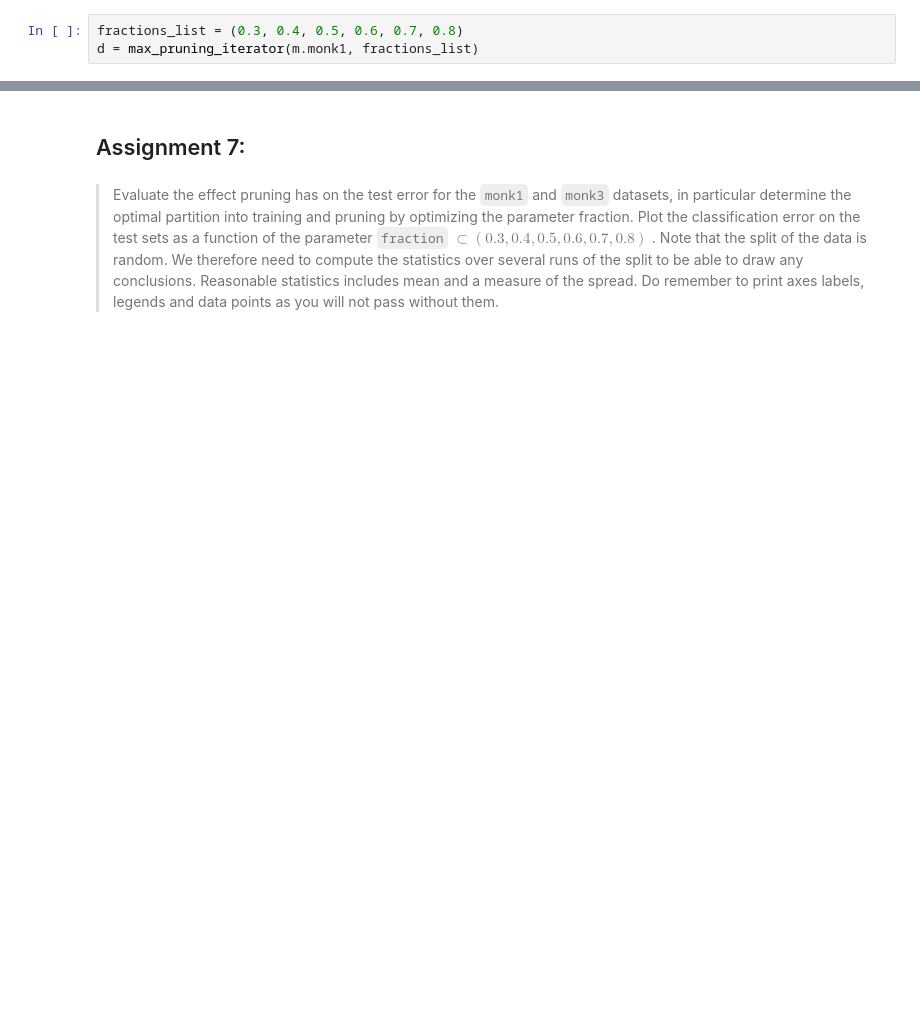
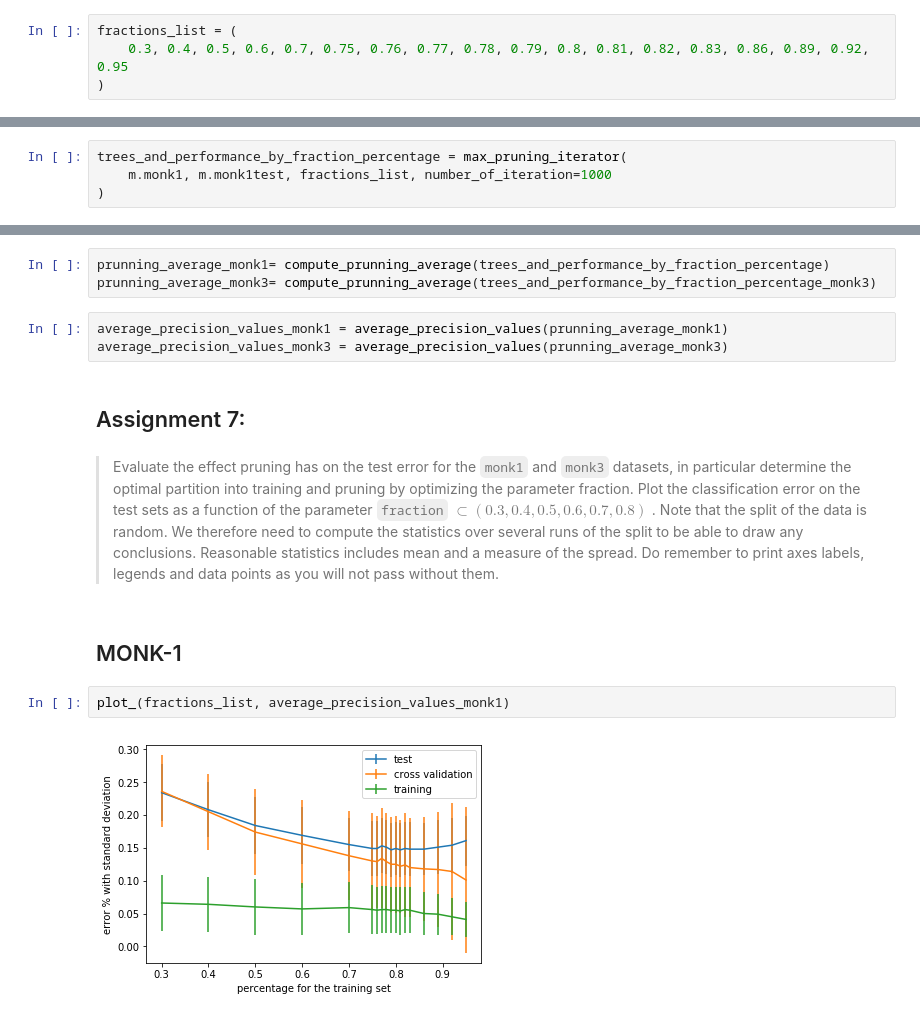
Before and after one commit to msarrias/machine-learning-KTH-DD2421, a Jupyter notebook: decission_trees/decission_trees.ipynb, the cells around one changed output, grey strips where cells are left out. Saved outputs shown, nothing was run; the diff lists cells and outputs as text; blank space fills up the shorter version.

Commit message:
test pruning

```diff
--- a/decission_trees/decission_trees.ipynb
+++ b/decission_trees/decission_trees.ipynb
@@ -363,5 +422,6 @@ print(np.hstack(([[i] for i in list(datasets_names)], incorrect_class)))
 # %% [markdown]
 Randomly partition the original training set into **training** and **validation** set. according to each fraction:
 # %%
-fractions_list = (0.3, 0.4, 0.5, 0.6, 0.7, 0.8)
-d = max_pruning_iterator(m.monk1, fractions_list)
+fractions_list = (
+    0.3, 0.4, 0.5, 0.6, 0.7, 0.75, 0.76, 0.77, 0.78, 0.79, 0.8, 0.81, 0.82, 0.83, 0.86, 0.89, 0.92, 0.95
+)
@@ -387,0 +428,4 @@ d
+# %%
+trees_and_performance_by_fraction_percentage = max_pruning_iterator(
+    m.monk1, m.monk1test, fractions_list, number_of_iteration=1000
+)
@@ -388,3 +436,9 @@ d
+# %%
+prunning_average_monk1= compute_prunning_average(trees_and_performance_by_fraction_percentage)
+prunning_average_monk3= compute_prunning_average(trees_and_performance_by_fraction_percentage_monk3)
+# %%
+average_precision_values_monk1 = average_precision_values(prunning_average_monk1)
+average_precision_values_monk3 = average_precision_values(prunning_average_monk3)
 # %% [markdown]
 ## Assignment 7:
 # %% [markdown]
@@ -399,3 +453,9 @@ compute the statistics over several runs of the split to be able to draw
 any conclusions. Reasonable statistics includes mean and a measure
 of the spread. Do remember to print axes labels, legends and data
 points as you will not pass without them.
+# %% [markdown]
+## MONK-1
+# %%
+plot_(fractions_list, average_precision_values_monk1)
+# %% [output]
+[figure, added]
```
Also changed, not shown: parts of 11 cells of this notebook.
